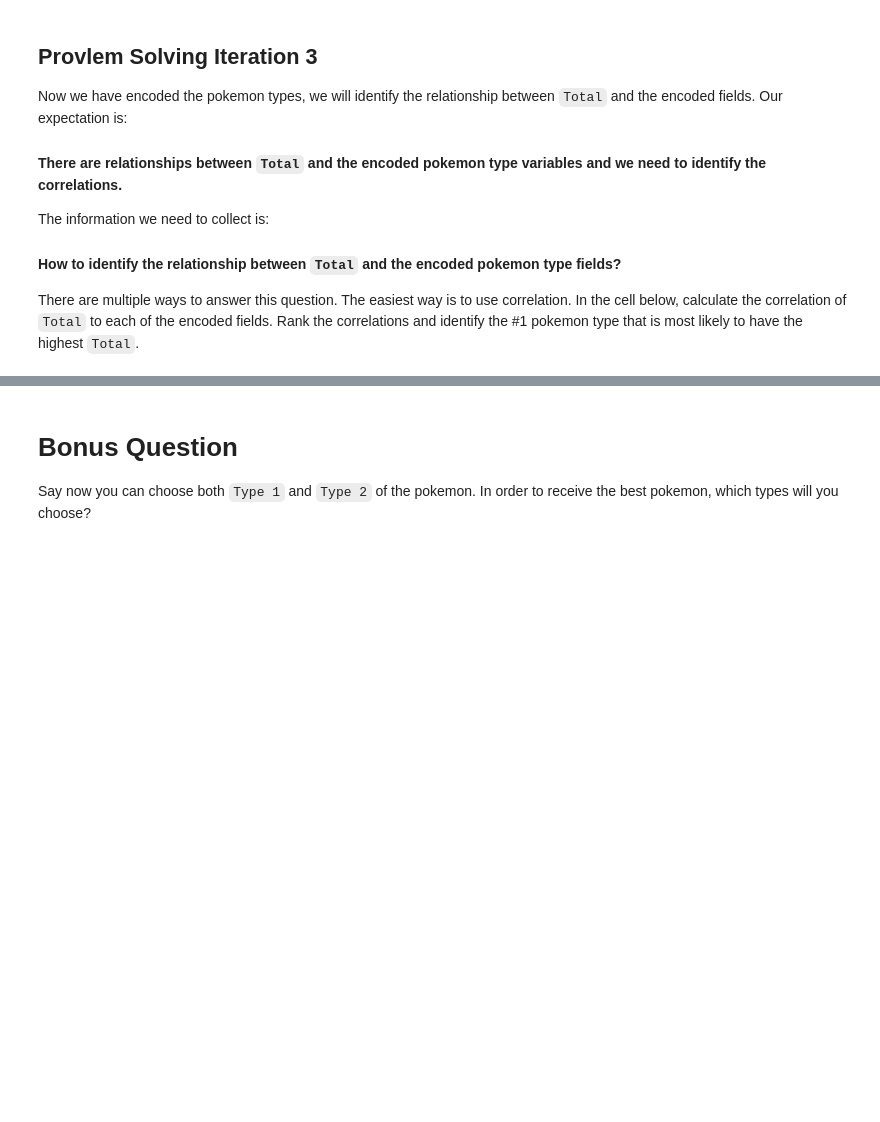
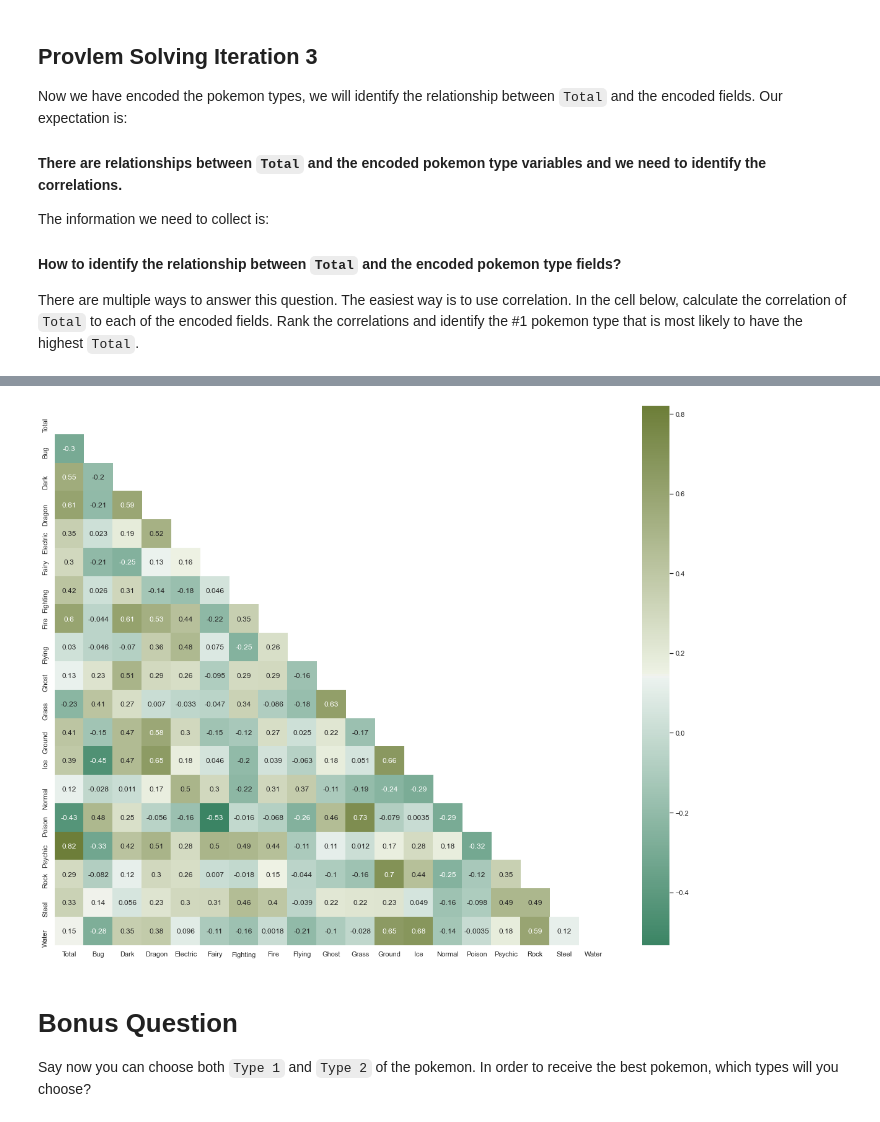
Before and after one commit to Os-f-dev/datamex_012021, a Jupyter notebook: module-2/lab-df-calculation-and-transformation/your-code/challenge-2.ipynb, the cells around one changed output, grey strips where cells are left out. Saved outputs shown, nothing was run; the diff lists cells and outputs as text; code cells hidden in the pictures; blank space fills up the shorter version.

```diff
--- a/module-2/lab-df-calculation-and-transformation/your-code/challenge-2.ipynb
+++ b/module-2/lab-df-calculation-and-transformation/your-code/challenge-2.ipynb
@@ -122,3 +122,9 @@ There are multiple ways to answer this question. The easiest way is to use corre
 import seaborn as sns
 import matplotlib.pyplot as plt
 %matplotlib inline
+# %%
+pokemon_t= pd.concat([pokemon['Total'], cat_pokemon], axis=1)
+
+pokemon_correlacion = pokemon_t.corr()
+correla = pokemon_correlacion['Total']
+correla
@@ -125,3 +152,13 @@ import matplotlib.pyplot as plt
+# %%
+sns.set(style = "white")
+corr = pokemon_correlacion.corr(method = 'spearman')
+mask = np.triu(np.ones_like(corr, dtype = np.bool))
+# %%
+f, ax = plt.subplots(figsize=(20, 16))
+cmap = sns.diverging_palette(150, 100, as_cmap=True)
+sns.heatmap(corr, cmap=cmap, annot=True, mask = mask);
+# %% [output]
+[figure, added]
 # %% [markdown]
 # Bonus Question
 
```
Also changed, not shown: parts of 2 cells of this notebook, 1 other file.
